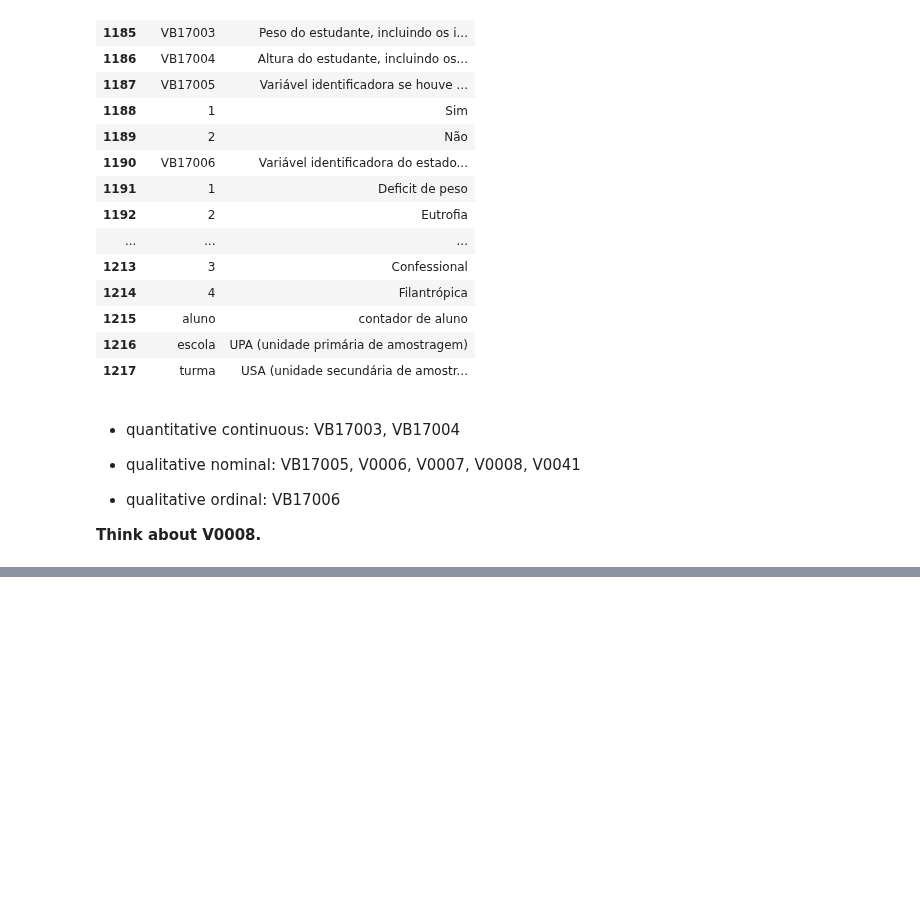
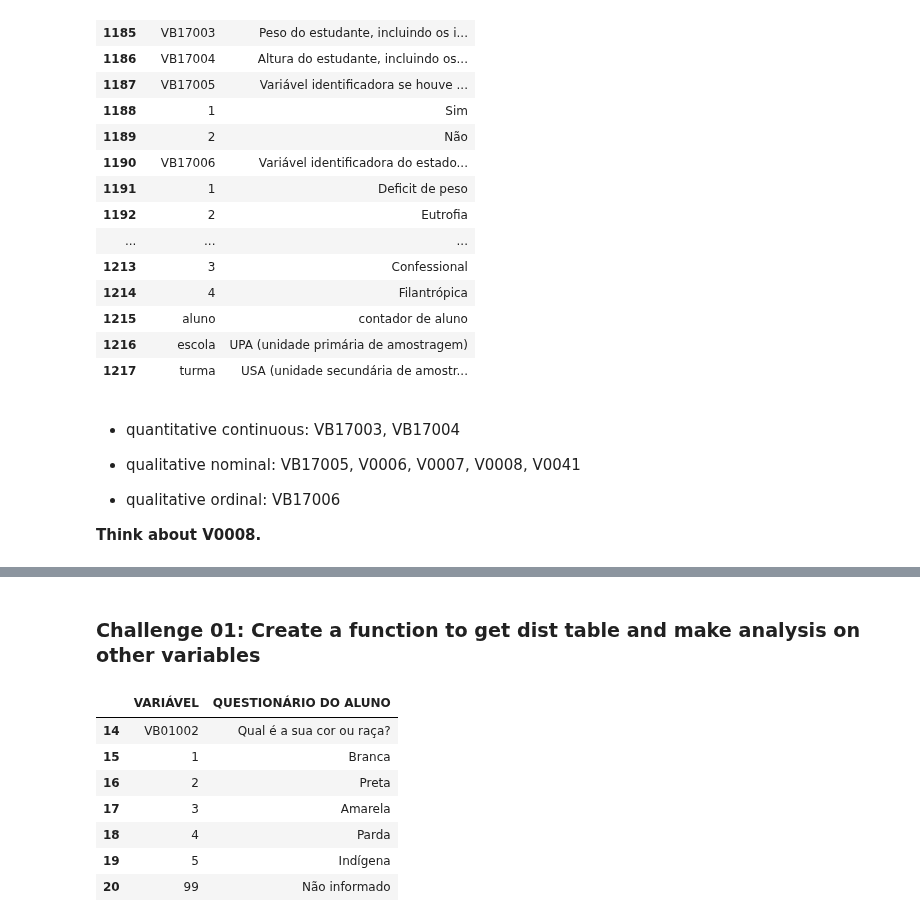
Before and after one commit to gabrielatrindade/alura-bootcamp, a Jupyter notebook: module3/pense_2015.ipynb, the cells around one changed output, grey strips where cells are left out. Saved outputs shown, nothing was run; the diff lists cells and outputs as text; code cells hidden in the pictures; blank space fills up the shorter version.

```diff
--- a/module3/pense_2015.ipynb
+++ b/module3/pense_2015.ipynb
@@ -226,0 +327,32 @@ dictionary_pense_student.tail(35)
+# %% [markdown]
+### Challenge 01: Create a function to get dist table and make analysis on other variables
+# %%
+def create_dist_variable_table(variable: str) -> pd.DataFrame:
+    value_count_variable = pense_2015[variable].value_counts()
+
+    value_count_variable_normalized = \
+        pense_2015[variable].value_counts(normalize=True)
+
+    return pd.DataFrame({'count': value_count_variable,
+                         'percentage': value_count_variable_normalized * 100})
+
+
+def dictionary_for_student_variable(variable: str) -> pd.DataFrame:
+    index = dictionary_pense_student \
+                [dictionary_pense_student.VARIÁVEL == variable] \
+                .index[0]
+
+    nunique = pense_2015[variable].nunique()
+
+    return dictionary_pense_student.iloc[index:index+nunique+1]
+# %%
+dictionary_for_student_variable('VB01002')
+# %% [output]
+|  | VARIÁVEL | QUESTIONÁRIO DO ALUNO |
+| 14 | VB01002 | Qual é a sua cor ou raça? |
+| 15 | 1 | Branca |
+| 16 | 2 | Preta |
+| 17 | 3 | Amarela |
+| 18 | 4 | Parda |
+| 19 | 5 | Indígena |
+| 20 | 99 | Não informado |
```
Also changed, not shown: parts of 13 cells of this notebook.
